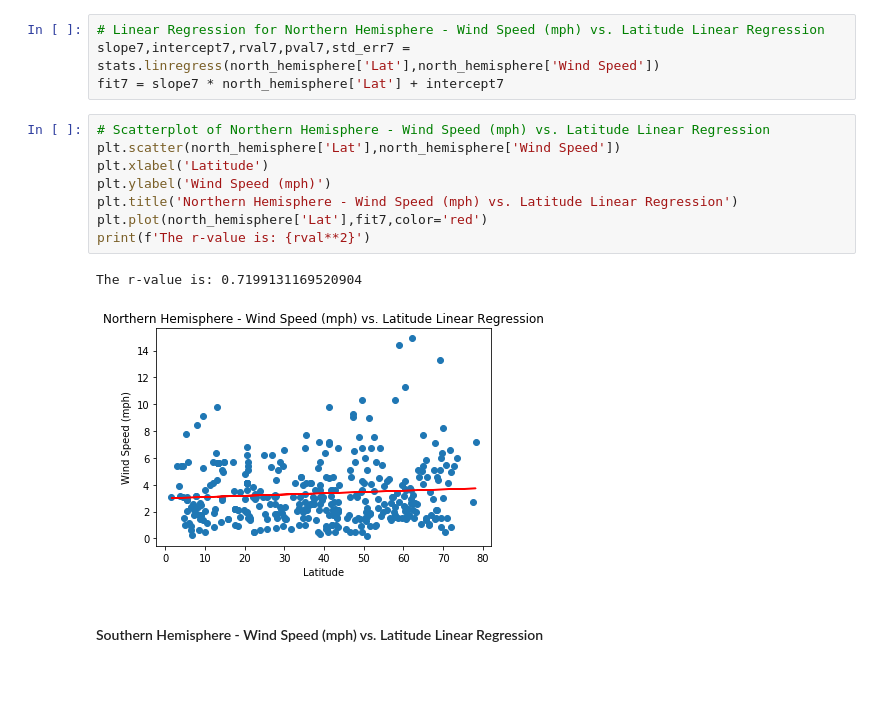
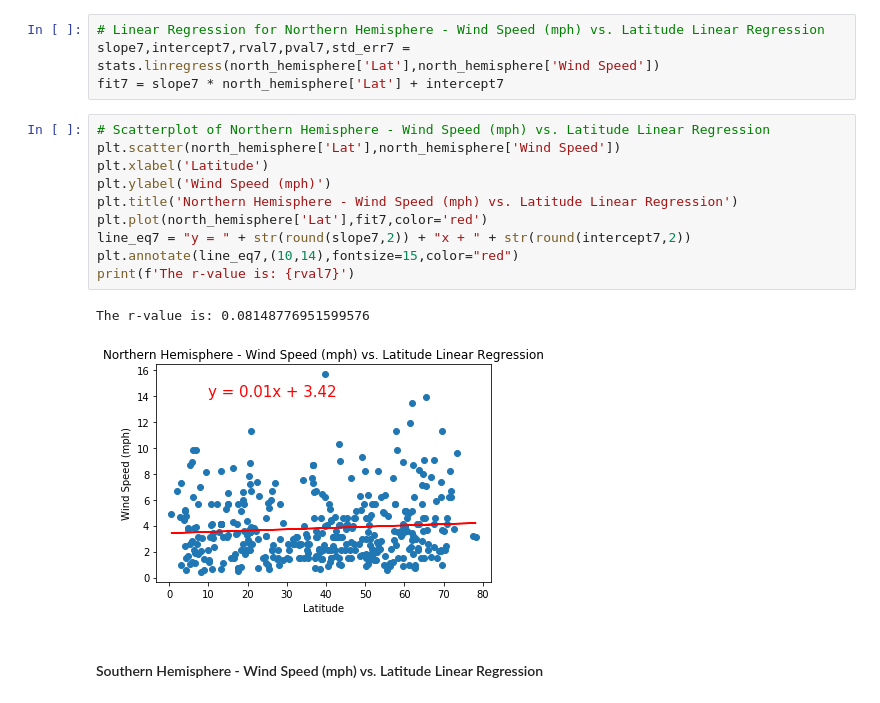
Before and after one commit to ktruong14/python_api_challenge, a Jupyter notebook: starter_code/WeatherPy.ipynb, the cells around one changed output. Drawn from its saved outputs; the diff is of its cells as text.

```diff
--- a/starter_code/WeatherPy.ipynb
+++ b/starter_code/WeatherPy.ipynb
@@ -357,14 +379,16 @@ fit7 = slope7 * north_hemisphere['Lat'] + intercept7
 # %%
 # Scatterplot of Northern Hemisphere - Wind Speed (mph) vs. Latitude Linear Regression
 plt.scatter(north_hemisphere['Lat'],north_hemisphere['Wind Speed'])
 plt.xlabel('Latitude')
 plt.ylabel('Wind Speed (mph)')
 plt.title('Northern Hemisphere - Wind Speed (mph) vs. Latitude Linear Regression')
 plt.plot(north_hemisphere['Lat'],fit7,color='red')
-print(f'The r-value is: {rval**2}')
+line_eq7 = "y = " + str(round(slope7,2)) + "x + " + str(round(intercept7,2))
+plt.annotate(line_eq7,(10,14),fontsize=15,color="red")
+print(f'The r-value is: {rval7}')
 # %% [output]
-The r-value is: 0.7199131169520904
+The r-value is: 0.08148776951599576
-[figure, old version]
+[figure, new version]
 # %% [markdown]
 ####  Southern Hemisphere - Wind Speed (mph) vs. Latitude Linear Regression
 # %%
```
Also changed, not shown: parts of 18 cells of this notebook, 1 other file.
